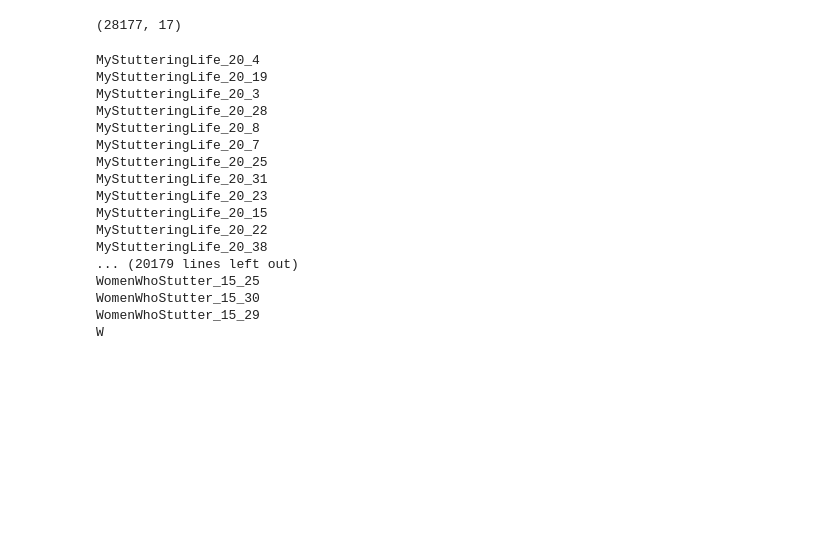
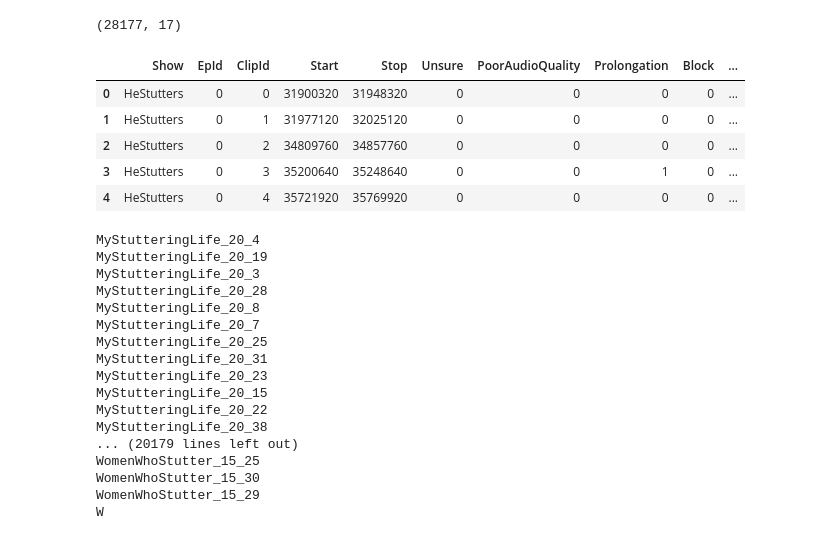
Before and after one commit to justanotherinternetguy/XSpeech, a Jupyter notebook: data_processing/2_generate_mfcc_spectrogram.ipynb, the cells around one changed output. Drawn from its saved outputs; the diff is of its cells as text; code cells hidden in the pictures; blank space fills up the shorter version.

```diff
--- a/data_processing/mfcc_spect.ipynb
+++ b/data_processing/2_generate_mfcc_spectrogram.ipynb
@@ -12,10 +20,23 @@ import matplotlib
 # %%
 root_fp = "../../DATA/ml-stuttering-events-dataset/"
 CLIPS_DIR = "/home/alien/Git/DATA/ml-stuttering-events-dataset/CLIP_DIR/"
-df = pd.read_csv(root_fp + "SEP-28k_labels.csv")
+df = pd.read_csv("/home/alien/Git/DATA/ml-stuttering-events-dataset/SEP-28k_labels.csv")
 df.head()
 df.shape
 # %% [output]
 (28177, 17)
+# %%
+df['Name'] = df[df.columns[0:3]].apply(
+    lambda x: '_'.join(x.dropna().astype(str)),
+    axis=1
+)
+df.head()
+# %% [output]
+|  | Show | EpId | ClipId | Start | Stop | Unsure | PoorAudioQuality | Prolongation | Block | ... |
+| 0 | HeStutters | 0 | 0 | 31900320 | 31948320 | 0 | 0 | 0 | 0 | ... |
+| 1 | HeStutters | 0 | 1 | 31977120 | 32025120 | 0 | 0 | 0 | 0 | ... |
+| 2 | HeStutters | 0 | 2 | 34809760 | 34857760 | 0 | 0 | 0 | 0 | ... |
+| 3 | HeStutters | 0 | 3 | 35200640 | 35248640 | 0 | 0 | 1 | 0 | ... |
+| 4 | HeStutters | 0 | 4 | 35721920 | 35769920 | 0 | 0 | 0 | 0 | ... |
 # %%
 matplotlib.use('Agg')
```
Also changed, not shown: parts of 3 cells of this notebook, 9 other files.
